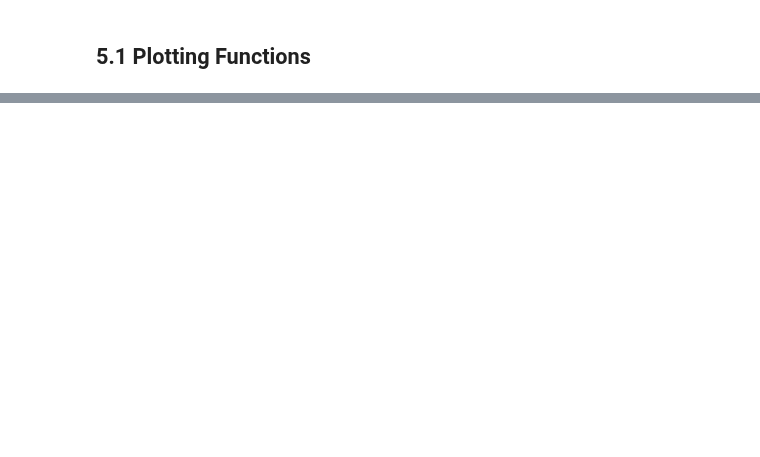
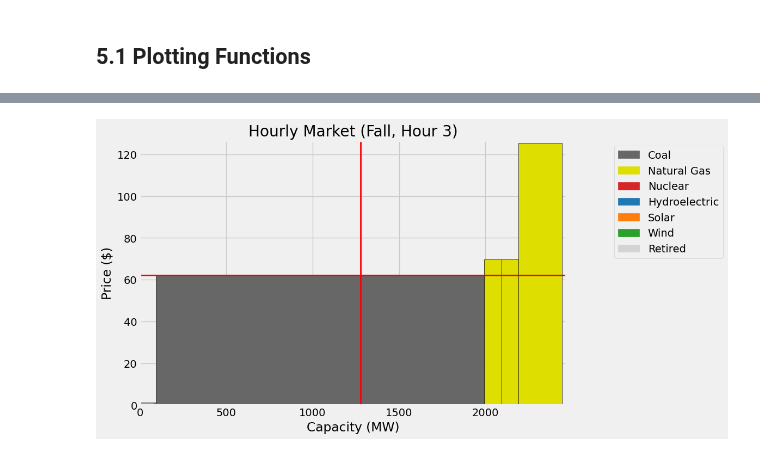
Before and after one commit to ds-modules/EEP-147-SP24, a Jupyter notebook: ESG-Analysis/ESG_CapacityExpansion_v2025.1.ipynb, the cells around one changed output, grey strips where cells are left out. Drawn from its saved outputs; the diff is of its cells as text; code cells hidden in the pictures; blank space fills up the shorter version.

```diff
--- a/ESG-Analysis/ESG_CapacityExpansion_v2025.1.ipynb
+++ b/ESG-Analysis/ESG_CapacityExpansion_v2025.1.ipynb
@@ -154,0 +225,6 @@ def get_bids(section):
+# %%
+# Load the generator profiles
+OLD_PLANTS = pd.read_excel('ESGPorfolios_CapacityExpansion.xlsx')
+
+# NEW_PROFILES = pd.read_csv('NewGeneratorCharacteristics.csv')
+NEW_PLANTS = pd.read_excel('NewGeneratorCharacteristics_CapacityExpansion.xlsx')
@@ -1527,0 +878,33 @@ GridspecLayout(children=(Label(value='New Coal Plants:', layout=Layout(grid_area
+# %%
+def plot_hourly_market(bids, season, hour, demand, price):
+    bids = bids.copy()
+
+    # Get the widths and heights of the bars
+    max_bid = bids["price"].max()
+    x_vals = find_x_pos(bids["Capacity_MW"])
+    bids['color'] = bids['Primary_Fuel_Type'].map(PLANT_TYPE_STYLES_DICT)
+    # Raise up the 0 price bids show they show on the plot
+    bids["price"] = np.where(bids["price"] == 0, max_bid/100, bids["price"])
+
+    # Make the plot
+    plt.figure(figsize=(9,6))
+    # Plot the bars
+    below_zero = -0
+    plt.bar(x_vals, bids["price"]-below_zero, width=bids["Capacity_MW"], bottom=below_zero, color=bids['color'], edgecolor = "black")
+    # Create the legend entries
+    patches = [mpatches.Patch(color=color, label=plant_type) for plant_type, color in PLANT_TYPE_STYLES_DICT.items()]
+    plt.legend(handles=patches, bbox_to_anchor=(1.1,1))
+    plt.title(f'Hourly Market ({season}, Hour {hour})')
+    plt.xlabel('Capacity (MW)')
+    plt.ylabel('Price ($)')
+    max_bid = bids["price"].max()
+    plt.ylim(below_zero, max_bid*1.01)
+    plt.xlim(0, bids["Capacity_MW"].sum()*1.01)
+    price_line_plot(price)
+    demand_plot(demand)
+    plt.show()
+
+# Test the function with a sample bid dataframe
+plot_hourly_market(bids_temp, season='Fall', hour=3, demand=demand_temp, price=price_temp)
+# %% [output]
+[figure, added]
```
Also changed, not shown: parts of 137 cells of this notebook.
